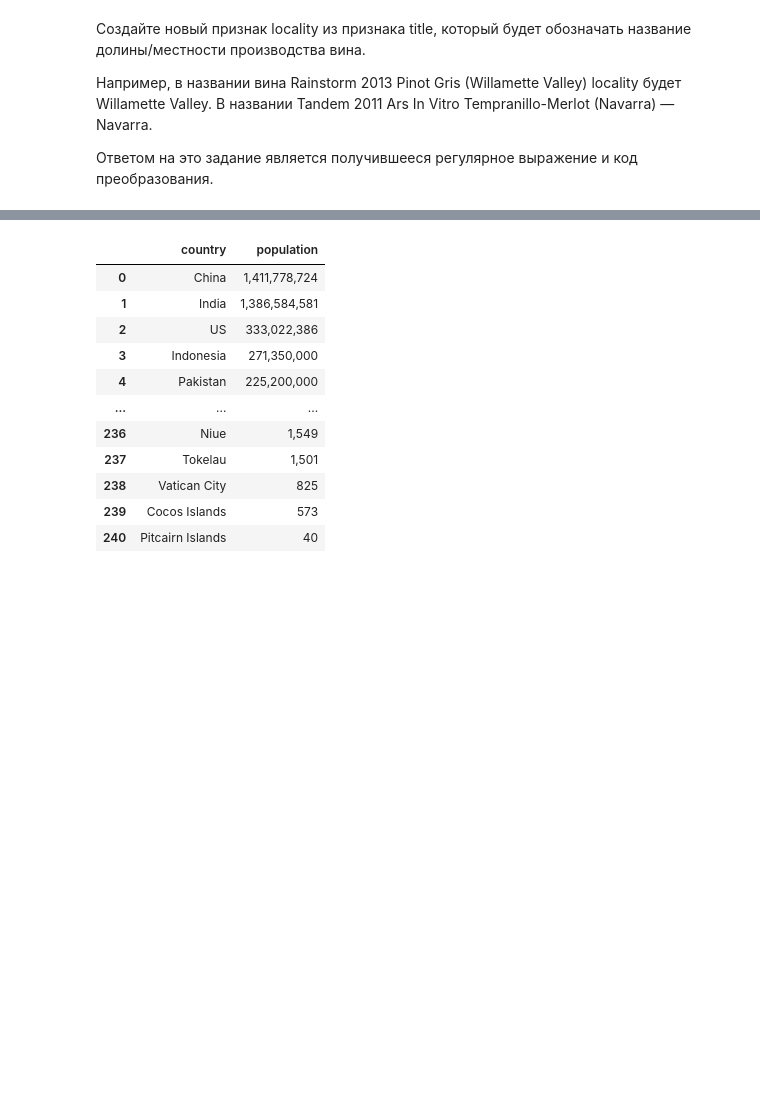
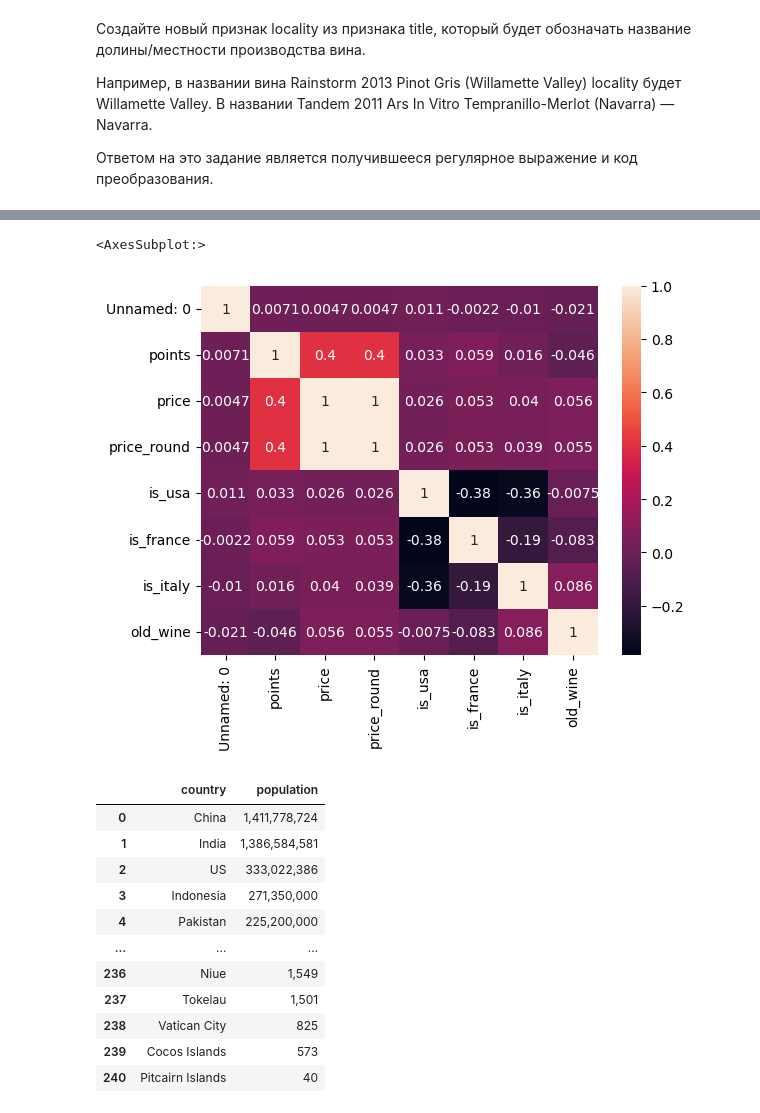
Before and after one commit to oksazzz/oksa_data_science, a Jupyter notebook: Skillfactory/EDA/FI/FE.ipynb, the cells around one changed output, grey strips where cells are left out. Saved outputs shown, nothing was run; the diff lists cells and outputs as text; code cells hidden in the pictures; blank space fills up the shorter version.

```diff
--- a/Skillfactory/EDA/FI/FE.ipynb
+++ b/Skillfactory/EDA/FI/FE.ipynb
@@ -86,6 +86,12 @@ data.head(2)
 |  | Unnamed: 0 | country | description | designation | points | price | province | region_1 | taster_name | ... |
 | 0 | 0 | Italy | Aromas include tropical fruit, br... | Vulkà Bianco | 87 | 35.363389 | Sicily & Sardinia | Etna | Kerin O’Keefe | ... |
 | 1 | 1 | Portugal | This is ripe and fruity, a wine t... | Avidagos | 87 | 15.000000 | Douro | unknown | Roger Voss | ... |
+# %%
+import seaborn as sns # импортируем seaborn для построения графиков
+sns.heatmap(data.corr(), annot=True) # включаем отображение коэффициентов
+# %% [output]
+<AxesSubplot:>
+[figure, added]
 # %%
 country_population = pd.read_csv('D:\Data Science\IDE\Skillfactory\EDA\data\country_population.csv', sep=';')
 
```
Also changed, not shown: parts of 2 cells of this notebook, 5 other files.
